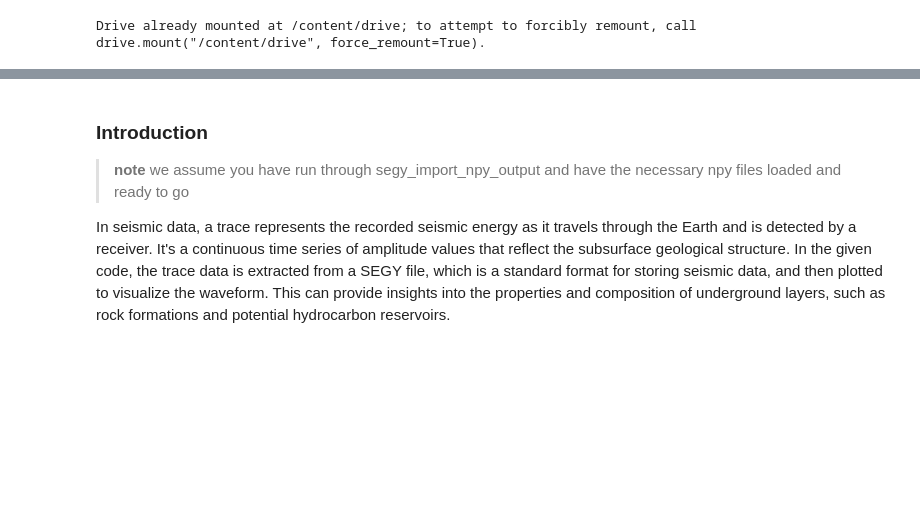
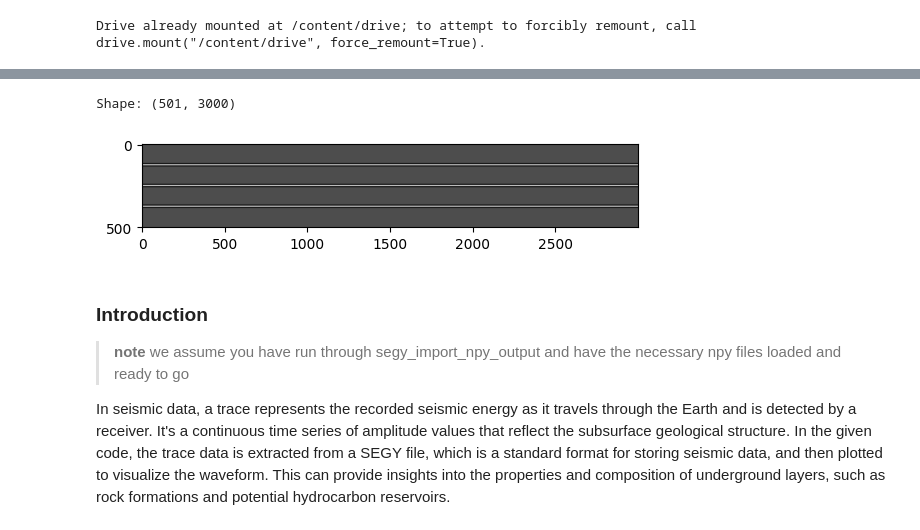
Before and after one commit to lsolomyak/AutoEncoderImageDenoise, a Jupyter notebook: seismic_denoising.ipynb, the cells around one changed output, grey strips where cells are left out. Saved outputs shown, nothing was run; the diff lists cells and outputs as text; code cells hidden in the pictures; blank space fills up the shorter version.

```diff
--- a/seismic_denoising.ipynb
+++ b/seismic_denoising.ipynb
@@ -14,3 +31,20 @@ Drive already mounted at /content/drive; to attempt to forcibly remount, call dr
+# %%
+import numpy as np
+import matplotlib.pyplot as plt
+
+# Load the .npy file
+eg_file = np.load('/content/drive/MyDrive/Team CGG/Data/synth_data/npy_input/train/synth_clean/image_0.npy')
+
+# Print the shape
+print("Shape:", eg_file.shape)
+
+# Visualize the data (if it's 2D)
+if eg_file.ndim == 2:
+    plt.imshow(eg_file, cmap='gray')
+    plt.show()
+# %% [output]
+Shape: (501, 3000)
+[figure, added]
 # %% [markdown]
 ### Introduction
 
```
Also changed, not shown: parts of 39 cells of this notebook.
